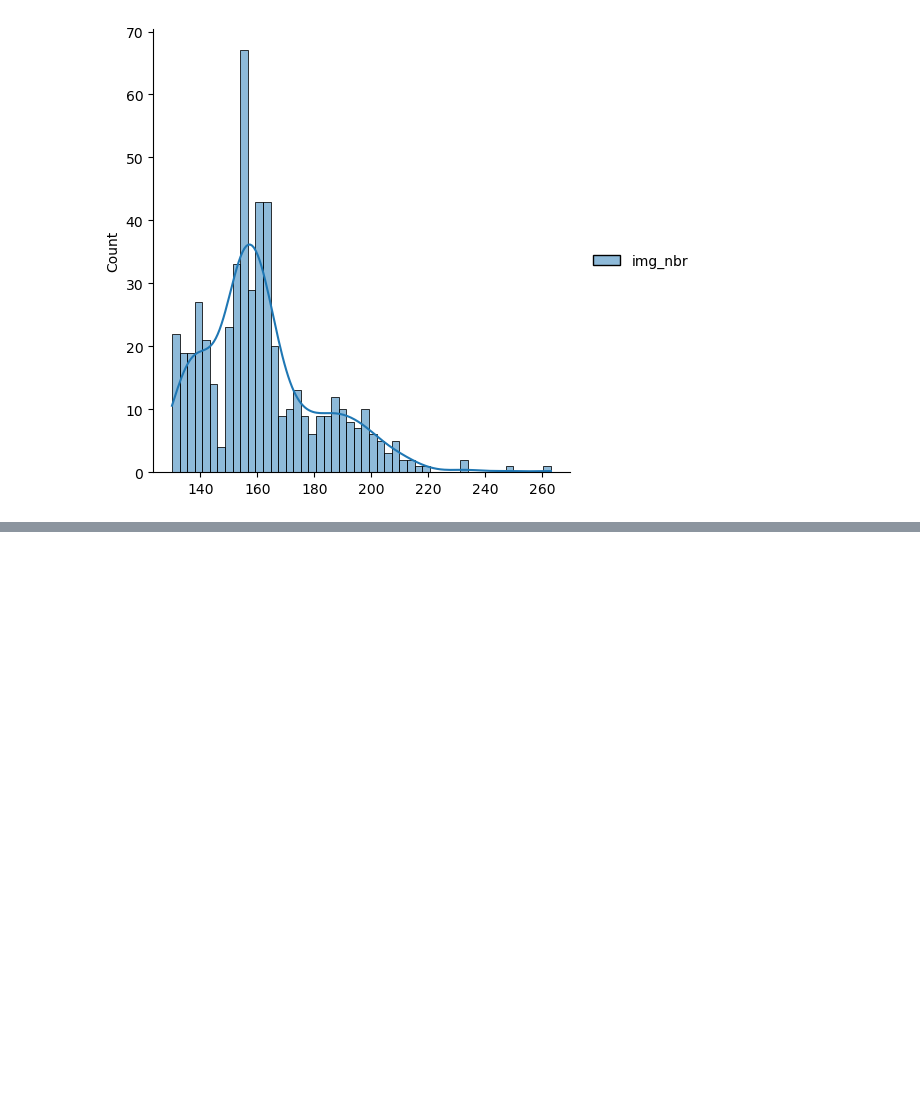
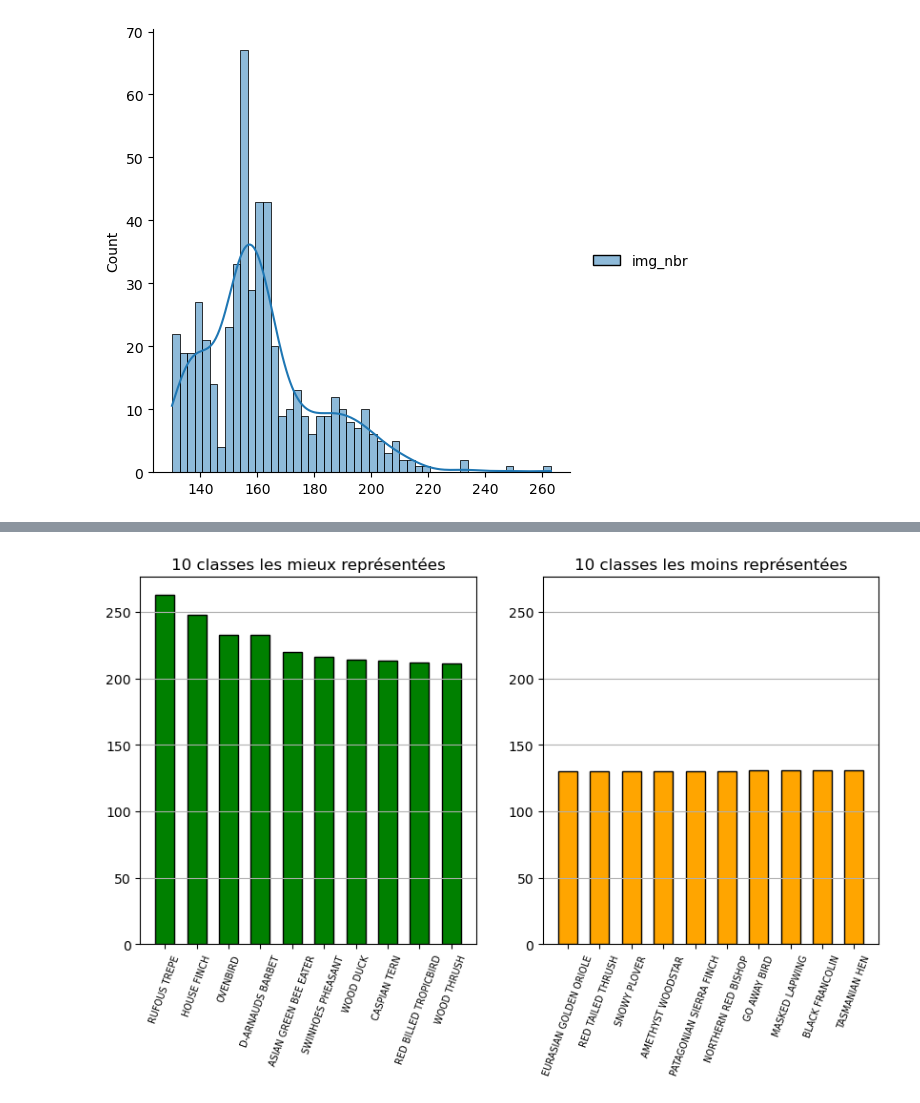
Before and after one commit to SheepDice/ProjectB, a Jupyter notebook: analyse_distribution_mod.ipynb, the cells around one changed output, grey strips where cells are left out. Saved outputs shown, nothing was run; the diff lists cells and outputs as text; code cells hidden in the pictures; blank space fills up the shorter version.

```diff
--- a/analyse_distribution_mod.ipynb
+++ b/analyse_distribution_mod.ipynb
@@ -74,0 +75,25 @@ t = ax1.text(0.55, 205, txt, fontsize="9", bbox={'boxstyle':'square',
+# %%
+### Affichage des 10 classes les mieux et moins bien représentées
+fig = plt.figure(figsize=(10, 5))
+ax1 = fig.add_subplot(121)
+ax2 = fig.add_subplot(122, sharey=ax1)
+
+# 10 Classes les mieux representées
+best = df.sort_values(by='img_nbr', ascending=False).head(10)
+ax1.bar(best.index, best['img_nbr'], color='green', width=0.6, edgecolor='black')
+ax1.grid(True, axis='y')
+ax1.set_title('10 classes les mieux représentées')
+ax1.tick_params(axis='x', labelrotation=70)
+for t in ax1.get_xticklabels():
+   t.set_fontsize(7.)
+
+# 10 Classes les moins bien representées
+worse = df.sort_values(by='img_nbr').head(10)
+ax2.bar(worse.index, worse['img_nbr'], color='orange', width=0.6, edgecolor='black')
+ax2.grid(True, axis='y')
+ax2.set_title('10 classes les moins représentées')
+ax2.tick_params(axis='x', labelrotation=70)
+for t in ax2.get_xticklabels():
+   t.set_fontsize(7.)
+# %% [output]
+[figure, added]
```
Also changed, not shown: parts of 1 cell of this notebook.
